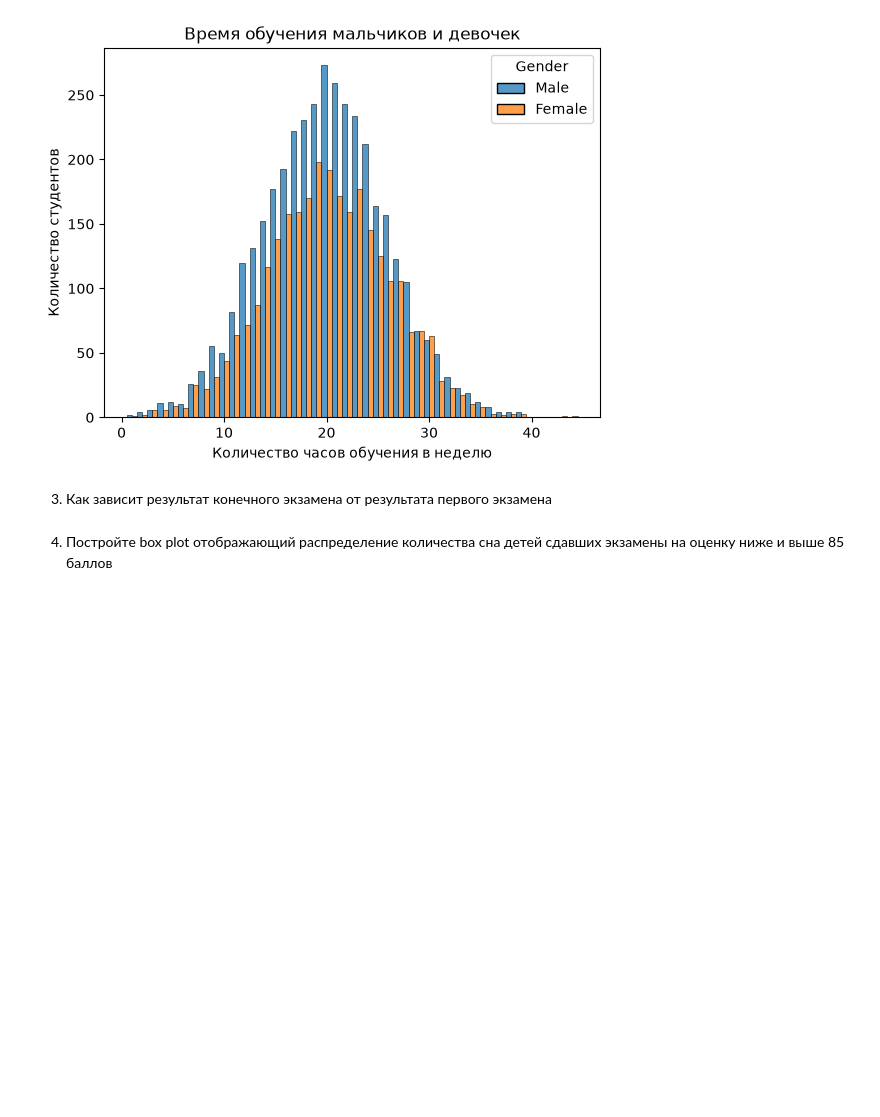
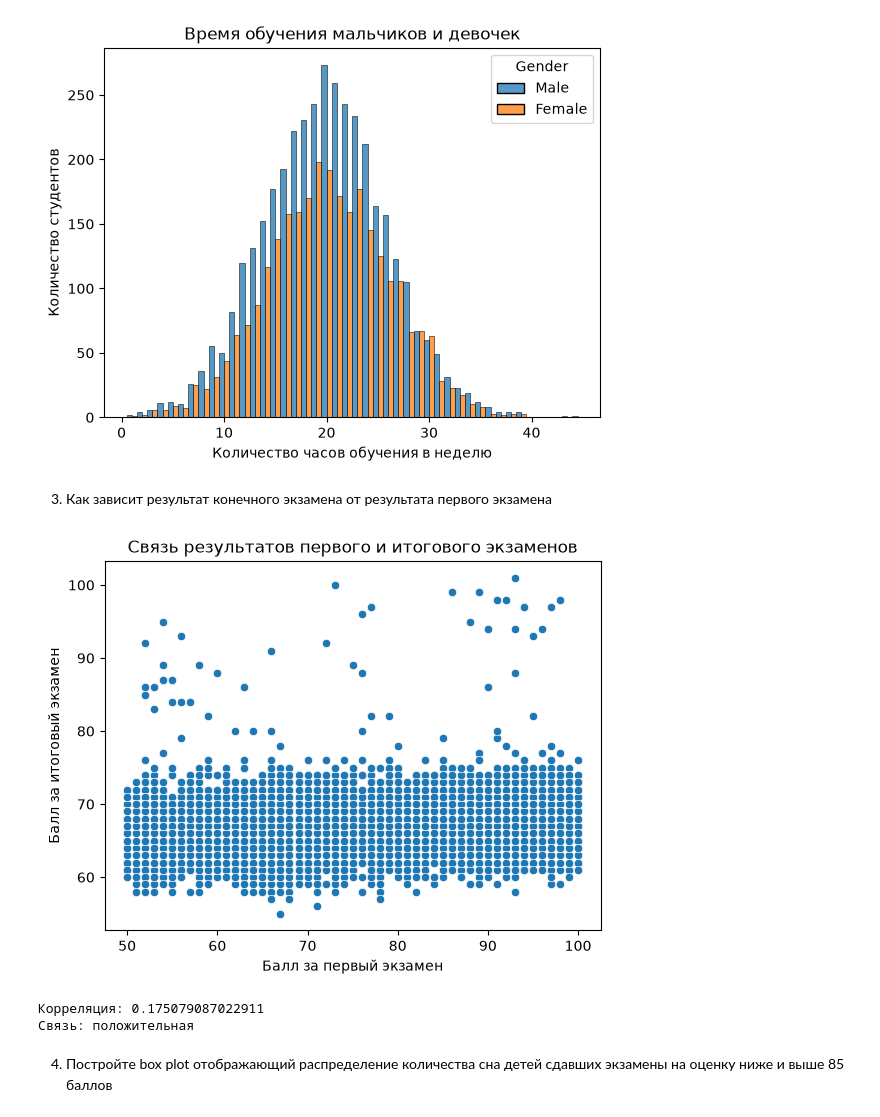
Before and after one commit to iannsgirdye/mai_machine-learning-concepts, a Jupyter notebook: hw1/Lab1-6.ipynb, the cells around one changed output. Cells and saved outputs as stored; diff of their text form; code cells hidden in the pictures; blank space fills up the shorter version.

```diff
--- a/hw1/Lab1-6.ipynb
+++ b/hw1/Lab1-6.ipynb
@@ -424,6 +424,28 @@ plt.show()
 [figure]
 # %% [markdown]
 3. Как зависит результат конечного экзамена от результата первого экзамена
+# %%
+sns.scatterplot(data=df, x="Previous_Scores", y="Exam_Score")
+
+plt.title("Связь результатов первого и итогового экзаменов")
+plt.xlabel("Балл за первый экзамен")
+plt.ylabel("Балл за итоговый экзамен")
+
+plt.show()
+
+correlation = df["Previous_Scores"].corr(df["Exam_Score"])
+print("Корреляция:", correlation)
+
+if correlation > 0:
+    print("Связь: положительная")
+elif correlation < 0:
+    print("Связь: отрицательная")
+else:
+    print("Линейная связь отсутствует")
+# %% [output]
+[figure, added]
+Корреляция: 0.175079087022911
+Связь: положительная
 # %% [markdown]
 4. Постройте box plot отображающий распределение количества сна детей сдавших экзамены на оценку ниже и выше 85 баллов
 # %% [markdown]
```
